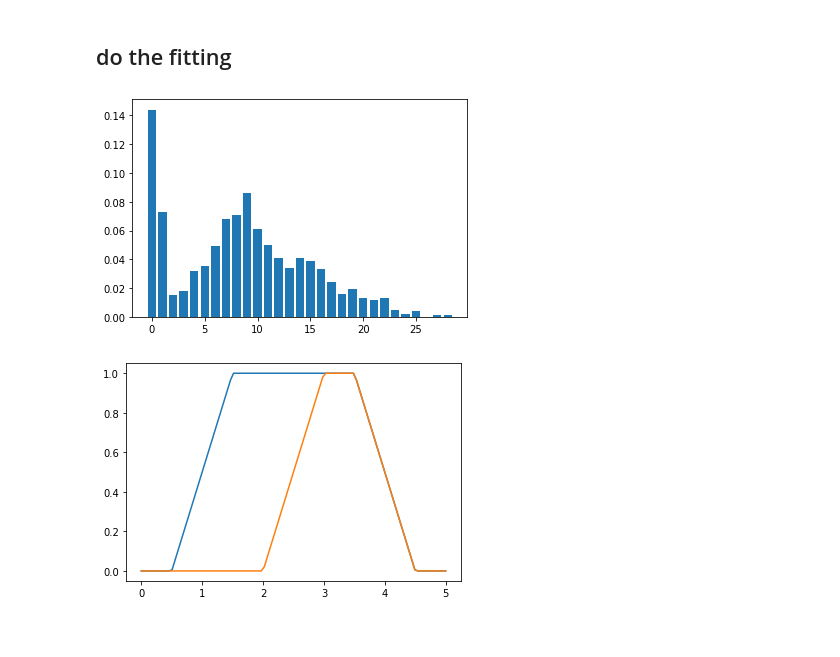
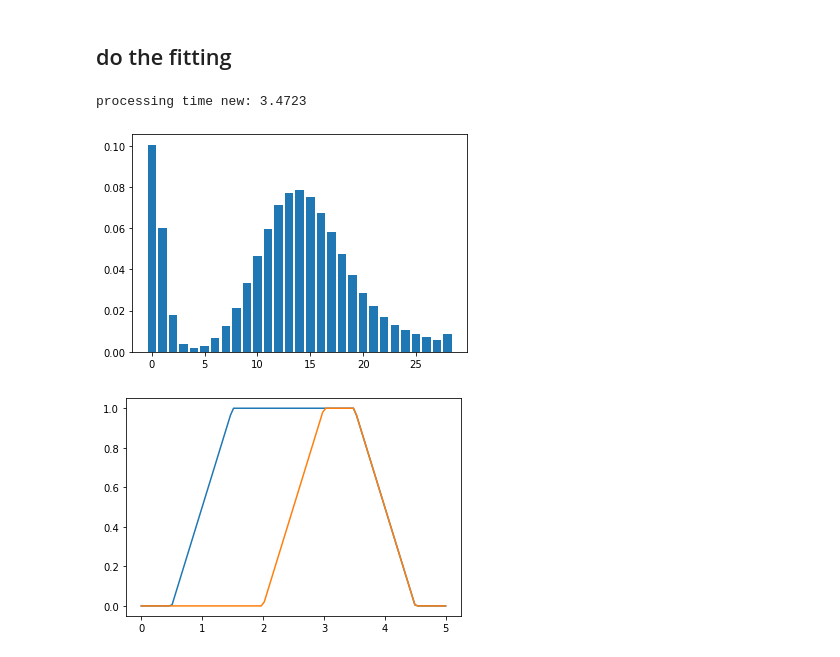
Before and after one commit to R-Thomm/Robin-Master, a Jupyter notebook: two_ion_stuff.ipynb, the cells around one changed output. Cells and saved outputs as stored; diff of their text form; code cells hidden in the pictures.

```diff
--- a/two_ion_stuff.ipynb
+++ b/two_ion_stuff.ipynb
@@ -201,13 +219,15 @@ def plot_hist_res_2I(hist, res):
 ## do the fitting
 # %%
 # check the function for my photon counts simulation funcion
-
-hist = [rand_4Poisson(0.3, 8, 2, 0.5, 0.5) for i in range(1000)]
+t1 = time.time()
+hist = rand_4Poisson_hist(0.3, 12, 4, 0.1, 0.8, repetitions=1000000)
+print("processing time new:", np.round( time.time()-t1, 4))
 
 plt.hist(hist, bins=range(30), rwidth=0.8, align='left', density=True)
 plt.show()
 # %% [output]
+processing time new: 3.4723
-[figure, old version]
+[figure, new version]
 # %%
 times = np.linspace(-0, 5, 100)
 
```
Also changed, not shown: parts of 12 cells of this notebook, 6 other files.
